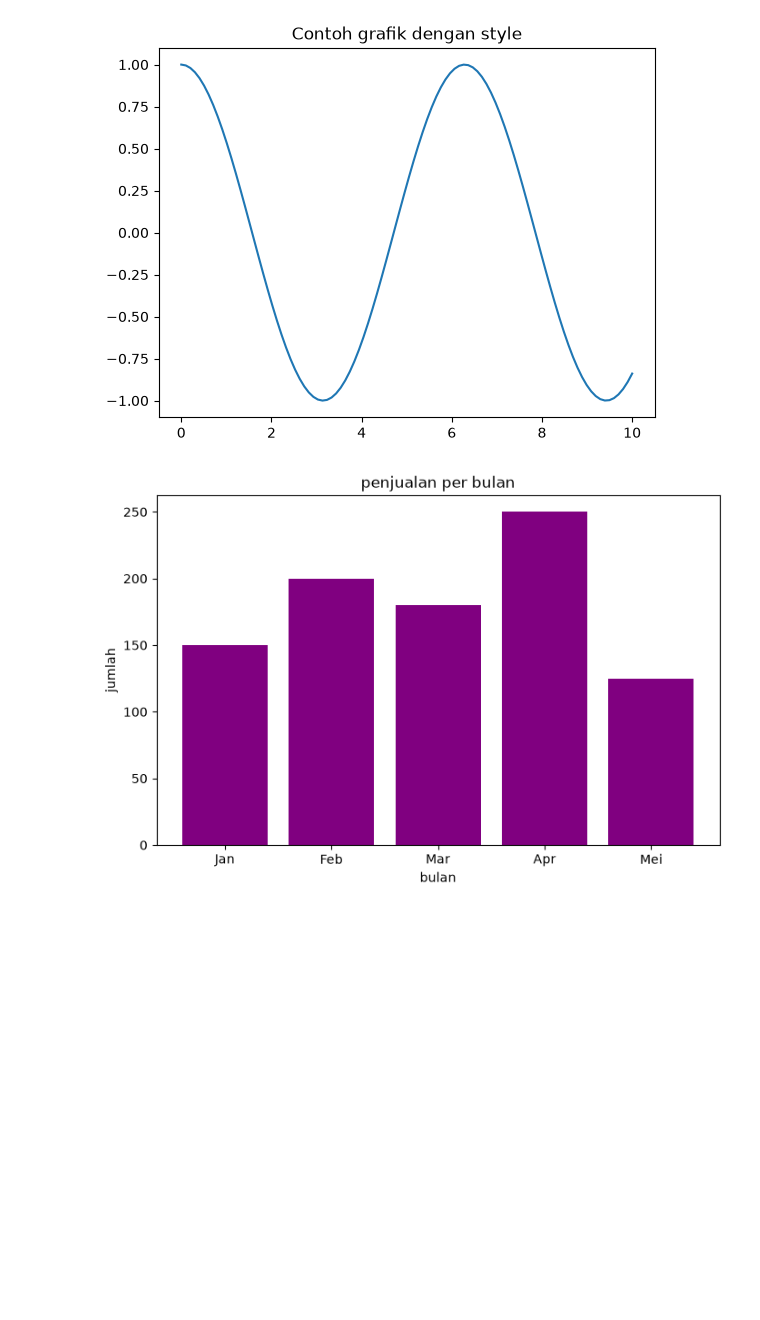
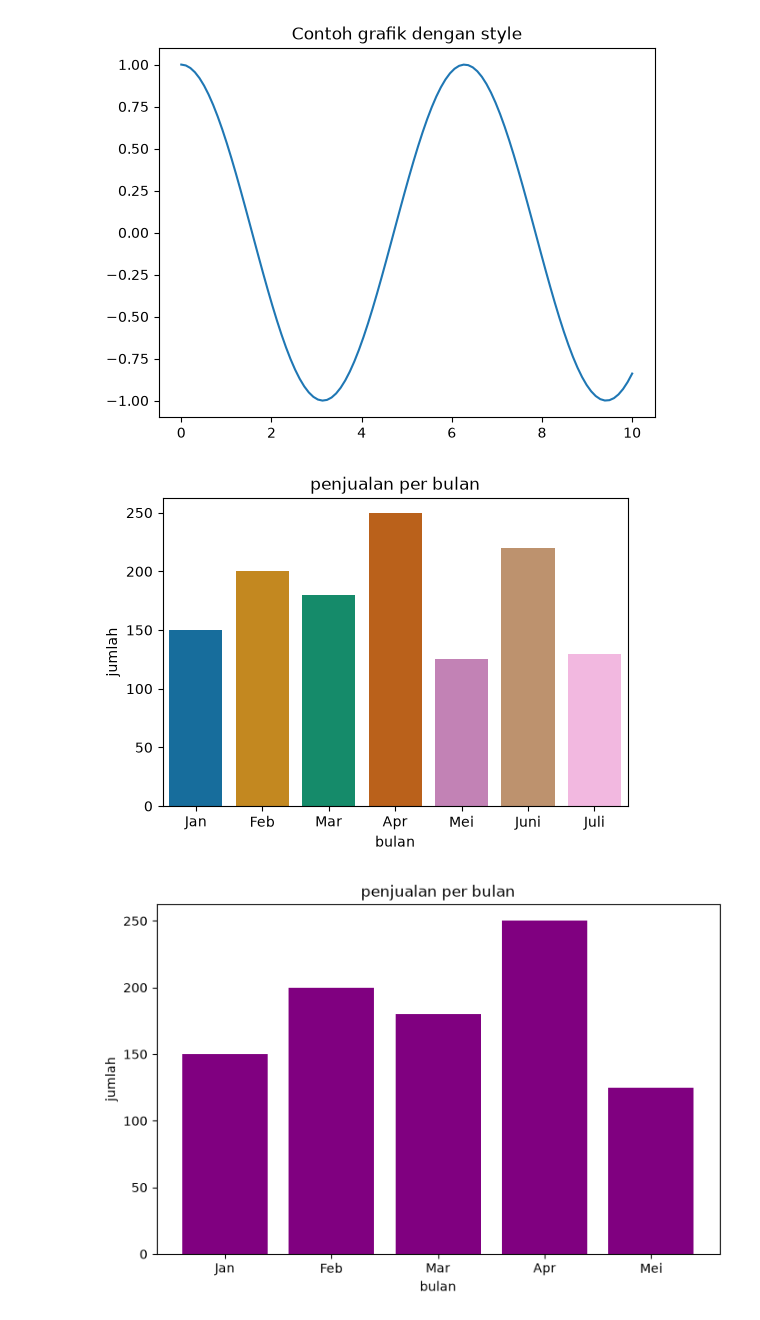
Before and after one commit to icacanilzaa-wq/Tugas-PDS, a Jupyter notebook: Visualisasi.ipynb, the cells around one changed output. Drawn from its saved outputs; the diff is of its cells as text; code cells hidden in the pictures; blank space fills up the shorter version.

```diff
--- a/Visualisasi.ipynb
+++ b/Visualisasi.ipynb
@@ -51,6 +53,23 @@ plt.show()
 # %% [output]
 [figure]
 [figure]
+# %%
+#Data
+bulan = ['Jan', 'Feb', 'Mar', 'Apr', 'Mei', 'Juni', 'Juli']
+penjualan = [150, 200, 180, 250, 125, 220, 130]
+
+plt.figure(figsize=(6, 4))
+
+#Membuat grafik dengan palette warna yang lebih modern
+sns.barplot(x=bulan, y=penjualan, hue=bulan, palette="colorblind", legend=False)
+
+plt.title('penjualan per bulan')
+plt.xlabel('bulan')
+plt.ylabel('jumlah')
+
+plt.show()
+# %% [output]
+[figure, added]
 # %%
 #Data
 bulan = ['Jan', 'Feb', 'Mar', 'Apr', 'Mei']
```
Also changed, not shown: parts of 1 cell of this notebook.
